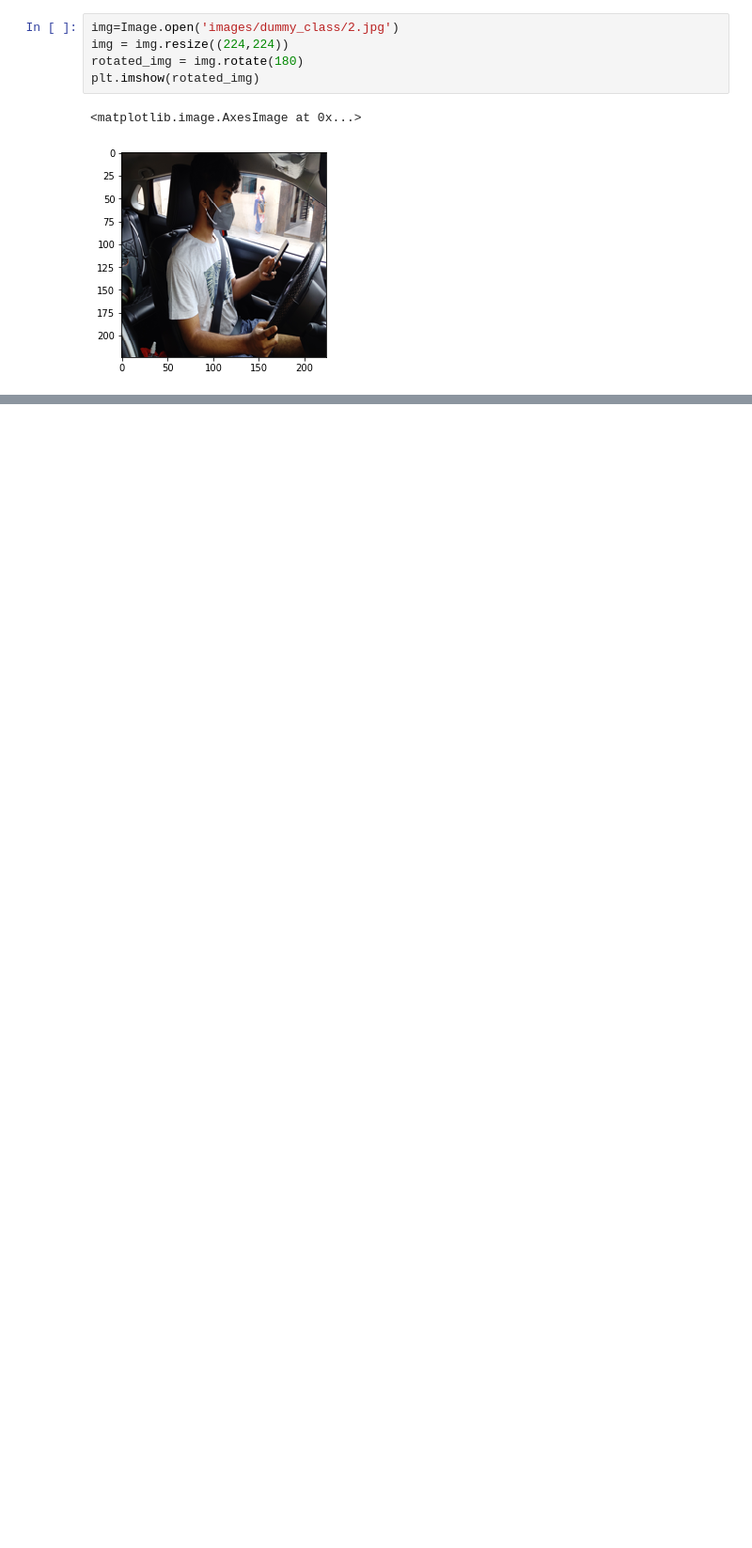
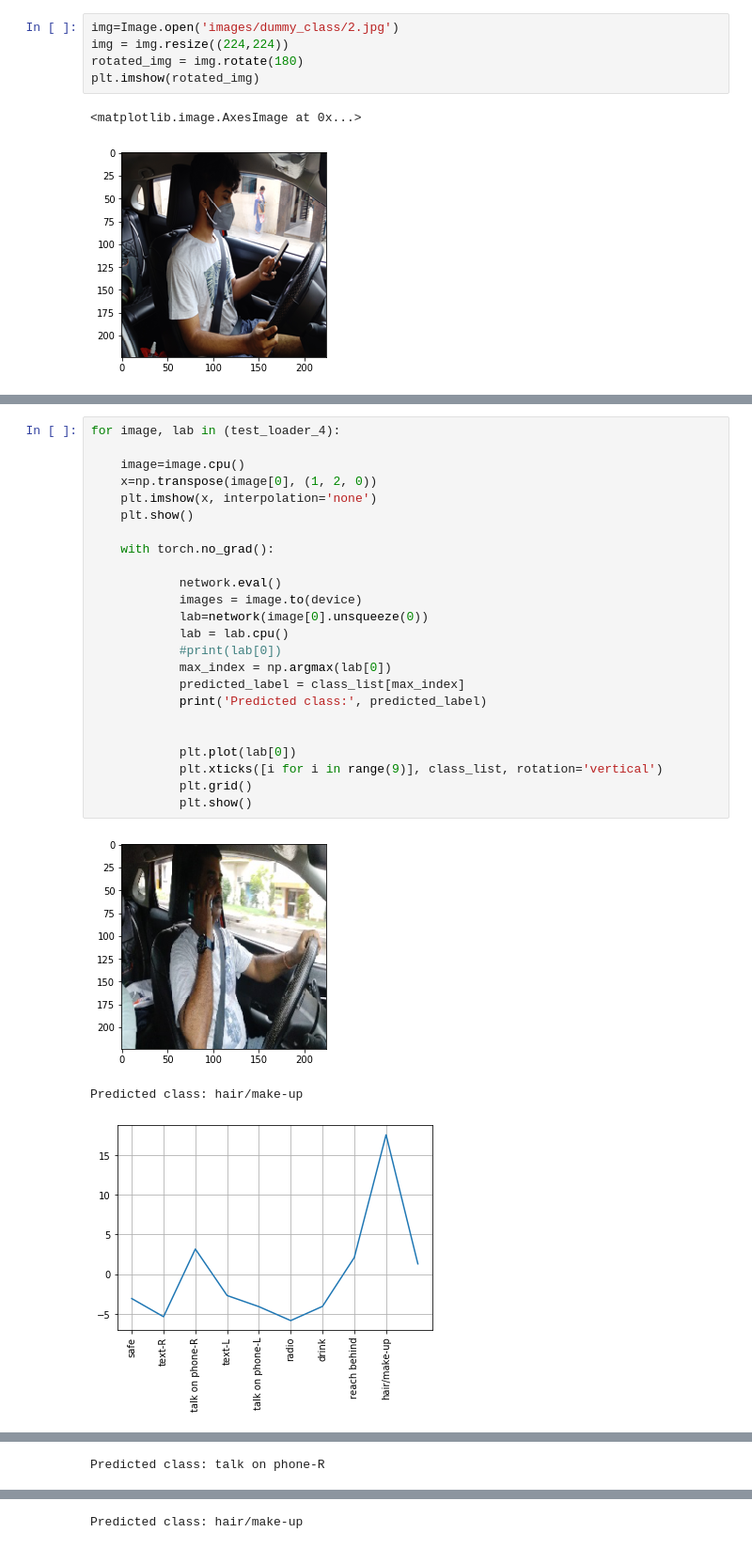
Before and after one commit to Mainakdeb/eyes-on-the-road, a Jupyter notebook: deploy_motor_sentinel.ipynb, the cells around one changed output, grey strips where cells are left out. Shown at 94% size. Saved outputs shown, nothing was run; the diff lists cells and outputs as text; blank space fills up the shorter version.

```diff
--- a/deploy_motor_sentinel.ipynb
+++ b/deploy_motor_sentinel.ipynb
@@ -110,0 +169,28 @@ Predicted class: talk on phone-R
+# %%
+for image, lab in (test_loader_4):
+
+    image=image.cpu()
+    x=np.transpose(image[0], (1, 2, 0))
+    plt.imshow(x, interpolation='none')
+    plt.show()
+
+    with torch.no_grad():
+
+            network.eval()
+            images = image.to(device)
+            lab=network(image[0].unsqueeze(0))
+            lab = lab.cpu()
+            #print(lab[0])
+            max_index = np.argmax(lab[0])
+            predicted_label = class_list[max_index]
+            print('Predicted class:', predicted_label)
+
+
+            plt.plot(lab[0])
+            plt.xticks([i for i in range(9)], class_list, rotation='vertical')
+            plt.grid()
+            plt.show()
+# %% [output]
+[figure, added]
+Predicted class: hair/make-up
+[figure, added]
@@ -110,0 +198 @@ Predicted class: talk on phone-R
+Predicted class: talk on phone-R
@@ -110,0 +201 @@ Predicted class: talk on phone-R
+Predicted class: hair/make-up
```
Also changed, not shown: parts of 16 cells of this notebook.
